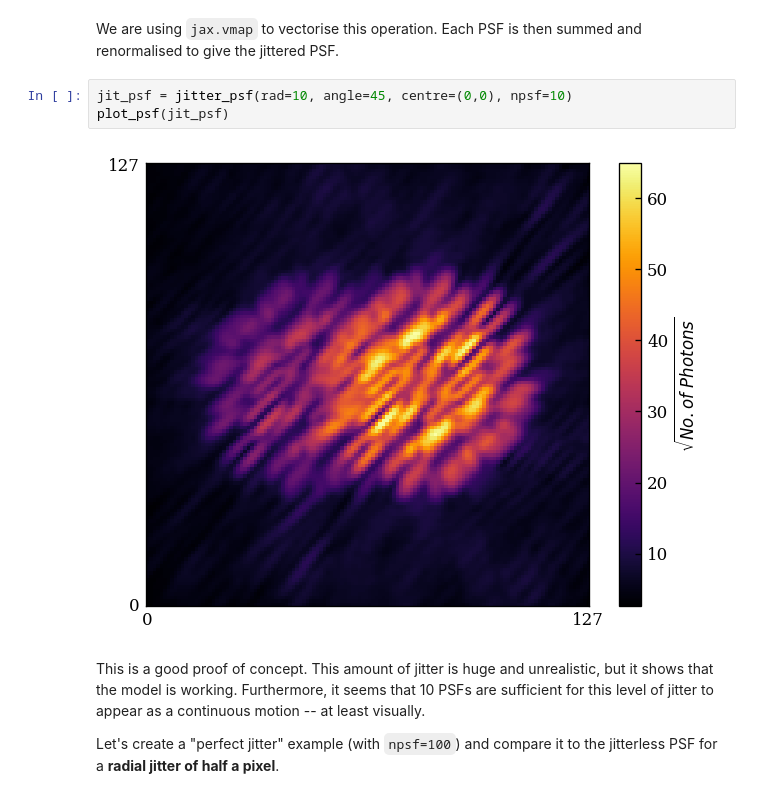
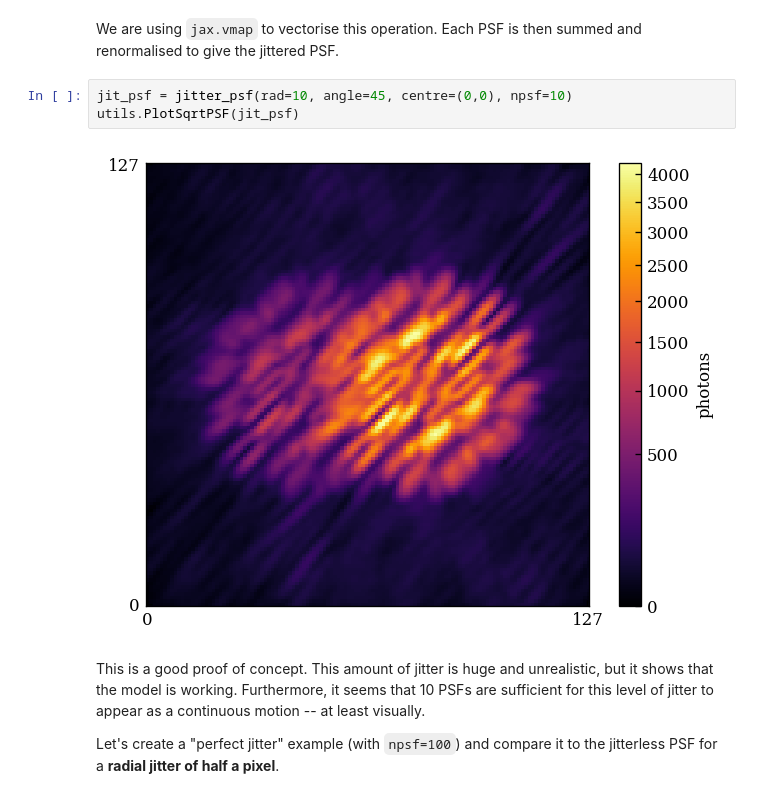
Before and after one commit to maxecharles/toliman-phd, a Jupyter notebook: notebooks/jitter.ipynb, the cells around one changed output. Drawn from its saved outputs; the diff is of its cells as text.

```diff
--- a/notebooks/jitter.ipynb
+++ b/notebooks/jitter.ipynb
@@ -143,9 +132,9 @@ def jitter_psf(rad: float, angle: float = 0, centre: tuple = (0,0), npsf: int =
 We are using `jax.vmap` to vectorise this operation. Each PSF is then summed and renormalised to give the jittered PSF.
 # %%
 jit_psf = jitter_psf(rad=10, angle=45, centre=(0,0), npsf=10)
-plot_psf(jit_psf)
+utils.PlotSqrtPSF(jit_psf)
 # %% [output]
-[figure, old version]
+[figure, new version]
 # %% [markdown]
 This is a good proof of concept. This amount of jitter is huge and unrealistic, but it shows that the model is working. Furthermore, it seems that 10 PSFs are sufficient for this level of jitter to appear as a continuous motion -- at least visually.
 
```
Also changed, not shown: parts of 5 cells of this notebook, 2 other files.
